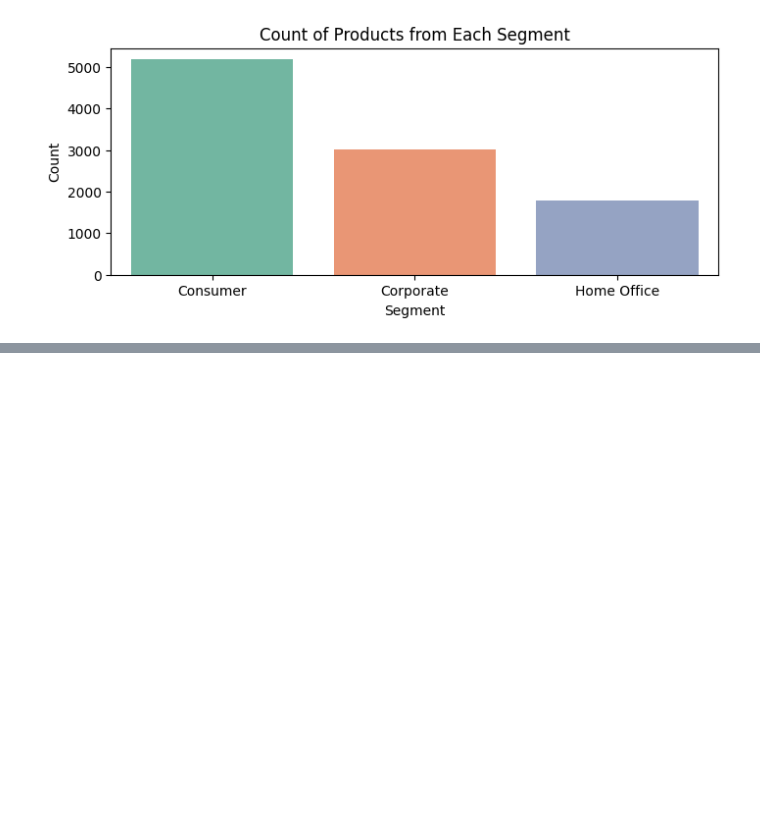
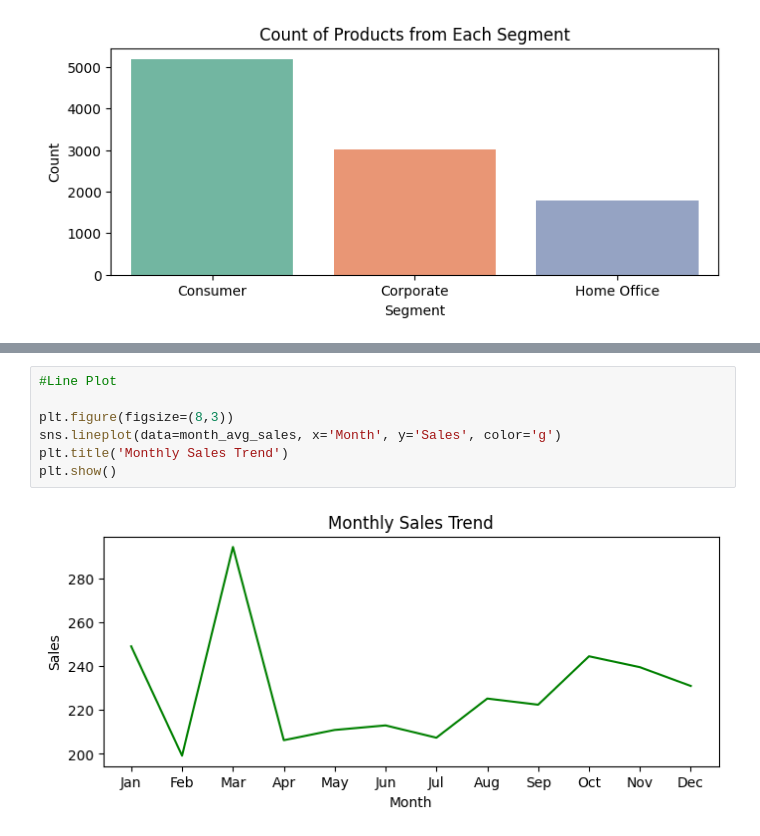
Before and after one commit to reuben534/Python_Introduction, a Jupyter notebook: OctSession8.ipynb, the cells around one changed output, grey strips where cells are left out. Cells and saved outputs as stored; diff of their text form; blank space fills up the shorter version.

```diff
--- a/OctSession8.ipynb
+++ b/OctSession8.ipynb
@@ -113,0 +205,9 @@ Passing `palette` without assigning `hue` is deprecated and will be removed in v
+# %%
+#Line Plot
+
+plt.figure(figsize=(8,3))
+sns.lineplot(data=month_avg_sales, x='Month', y='Sales', color='g')
+plt.title('Monthly Sales Trend')
+plt.show()
+# %% [output]
+[figure, added]
```
Also changed, not shown: parts of 12 cells of this notebook.
